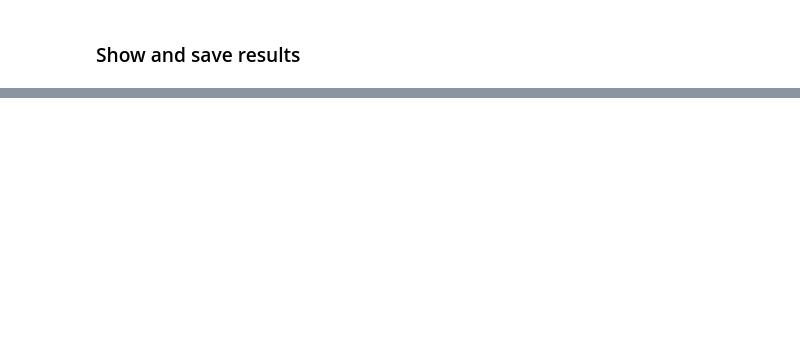
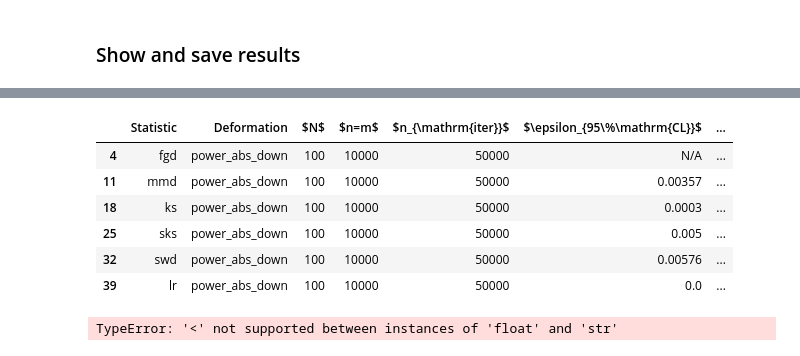
Before and after one commit to TwoSampleTests/GenerativeModelsMetrics, a Jupyter notebook: notebooks/Analysis_100D_mixture_leo50.ipynb, the cells around one changed output, grey strips where cells are left out. Saved outputs shown, nothing was run; the diff lists cells and outputs as text; code cells hidden in the pictures; blank space fills up the shorter version.

```diff
--- a/notebooks/Analysis_100D_mixture_leo50.ipynb
+++ b/notebooks/Analysis_100D_mixture_leo50.ipynb
@@ -360,7 +360,7 @@ metrics_config = {unique_key: {"fgd": {"name": "fgd",
                                        "scale_func": lambda ns, ndims: np.sqrt(ns),
                                        "scale_func_string": "lambda ns, ndims: np.sqrt(ns)",
                                        "test_config": test_config_null,
-                                       "max_vectorize": 100,
+                                       "max_vectorize": 20,
                                        "latex": "$t_{\mu}$",
                                        "null_file": null_hypotheses_dir+"LR.json"}}}
 metrics_config[unique_key]
@@ -694,7 +694,7 @@ for metric_config in list(metrics_config[unique_key].values())[:-1]:
                                                  x_tol = 0.02,
                                                  fn_tol = 0.02,
                                                  eps_min = 0.,
-                                                 eps_max = 5.,
+                                                 eps_max = 1.,
                                                  max_iterations = 100,
                                                  save = True,
                                                  verbose = True)
@@ -825,8 +809,8 @@ for deformation in deformations:
                                                 cl_list = [0.95, 0.99],
                                                 deformation = deformation,
                                                 seed_dist = 0,
-                                                x_tol = 0.01,
-                                                fn_tol = 0.01,
+                                                x_tol = 0.05,
+                                                fn_tol = 0.05,
                                                 eps_min = 0.,
                                                 eps_max = 0.01,
                                                 max_iterations = 100,
@@ -921,9 +1085,21 @@ display(sorted_df_power_abs_up)
+# %%
+results_df_power_abs_down
+# %% [output]
+|  | Statistic | Deformation | $N$ | $n=m$ | $n_{\mathrm{iter}}$ | $\epsilon_{95\%\mathrm{CL}}$ | ... |
+| 4 | fgd | power_abs_down | 100 | 10000 | 50000 | N/A | ... |
+| 11 | mmd | power_abs_down | 100 | 10000 | 50000 | 0.00357 | ... |
+| 18 | ks | power_abs_down | 100 | 10000 | 50000 | 0.0003 | ... |
+| 25 | sks | power_abs_down | 100 | 10000 | 50000 | 0.005 | ... |
+| 32 | swd | power_abs_down | 100 | 10000 | 50000 | 0.00576 | ... |
+| 39 | lr | power_abs_down | 100 | 10000 | 50000 | 0.0 | ... |
 # %%
 sorted_df_power_abs_down = results_df_power_abs_down.sort_values(by="$\\epsilon_{95\\%\\mathrm{CL}}$", ascending=True)
 sorted_df_power_abs_down.rename(columns={"$\\epsilon_{95\\%\\mathrm{CL}}$": "$\\epsilon^{\\rm{pow}_{-}}_{95\\%\\mathrm{CL}}$", "$\\epsilon_{99\\%\\mathrm{CL}}$": "$\\epsilon^{\\rm{pow}_{-}}_{99\\%\\mathrm{CL}}$", "t (s)": "$t^{\\rm{pow}_{-}}$ (s)"}, inplace=True)
 display(sorted_df_power_abs_down)
 sorted_df_power_abs_down.drop(columns=["Deformation","$N$","$n=m$","$n_{\\mathrm{iter}}$"], inplace=True)
 display(sorted_df_power_abs_down)
+# %% [output]
+TypeError: '<' not supported between instances of 'float' and 'str'
 # %%
 sorted_df_random_normal = results_df_random_normal.sort_values(by="$\\epsilon_{95\\%\\mathrm{CL}}$", ascending=True)
 sorted_df_random_normal.rename(columns={"$\\epsilon_{95\\%\\mathrm{CL}}$": "$\\epsilon^{\\mathcal{N}}_{95\\%\\mathrm{CL}}$", "$\\epsilon_{99\\%\\mathrm{CL}}$": "$\\epsilon^{\\mathcal{N}}_{99\\%\\mathrm{CL}}$", "t (s)": "$t^{\\mathcal{N}}$ (s)"}, inplace=True)
```
Also changed, not shown: parts of 11 cells of this notebook, 12 other files.
